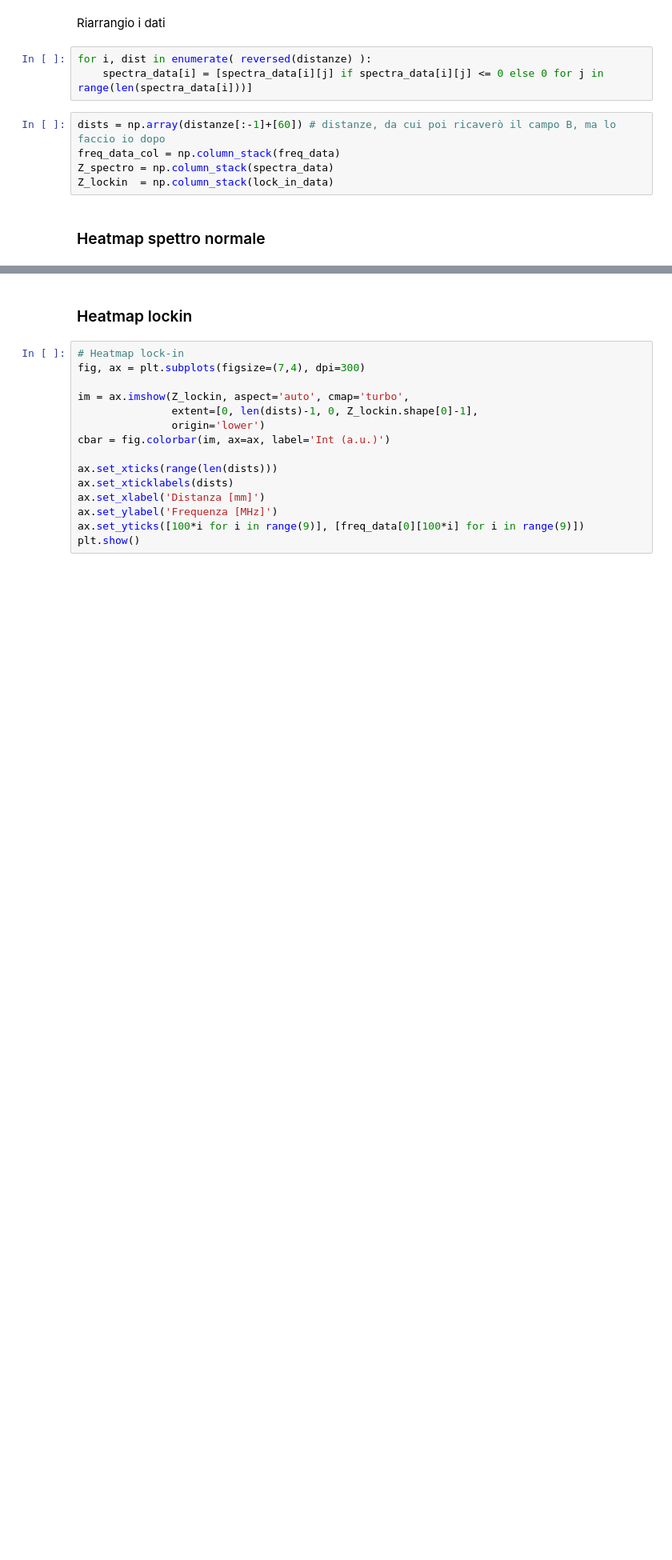
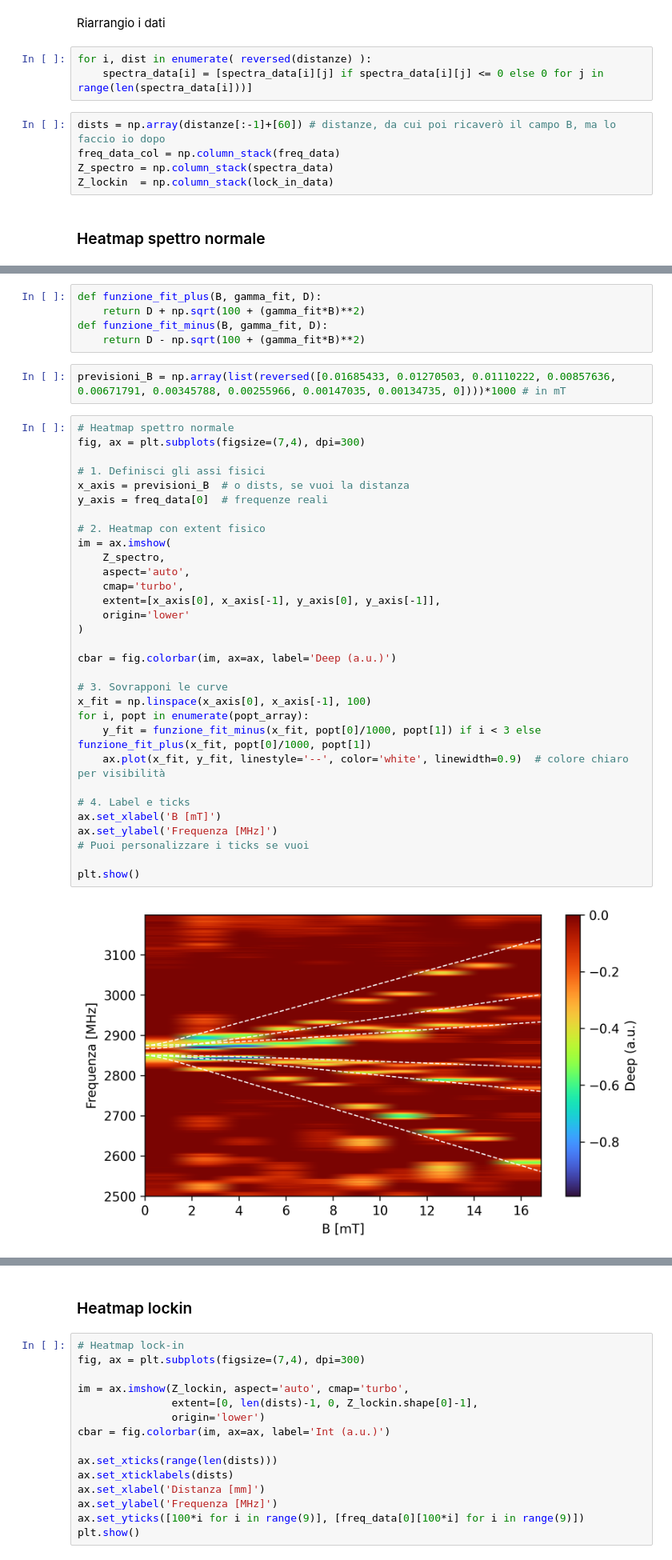
Before and after one commit to zosojack/lab-ss-2, a Jupyter notebook: PARTE 4: ODMR/heatmap.ipynb, the cells around one changed output, grey strips where cells are left out. Shown at 80% size. Saved outputs shown, nothing was run; the diff lists cells and outputs as text; blank space fills up the shorter version.

```diff
--- a/PARTE 4: ODMR/heatmap.ipynb
+++ b/PARTE 4: ODMR/heatmap.ipynb
@@ -172,0 +190,40 @@ plt.show()
+# %%
+def funzione_fit_plus(B, gamma_fit, D):
+    return D + np.sqrt(100 + (gamma_fit*B)**2)
+def funzione_fit_minus(B, gamma_fit, D):
+    return D - np.sqrt(100 + (gamma_fit*B)**2)
+# %%
+previsioni_B = np.array(list(reversed([0.01685433, 0.01270503, 0.01110222, 0.00857636, 0.00671791, 0.00345788, 0.00255966, 0.00147035, 0.00134735, 0])))*1000 # in mT
+# %%
+# Heatmap spettro normale
+fig, ax = plt.subplots(figsize=(7,4), dpi=300)
+
+# 1. Definisci gli assi fisici
+x_axis = previsioni_B  # o dists, se vuoi la distanza
+y_axis = freq_data[0]  # frequenze reali
+
+# 2. Heatmap con extent fisico
+im = ax.imshow(
+    Z_spectro,
+    aspect='auto',
+    cmap='turbo',
+    extent=[x_axis[0], x_axis[-1], y_axis[0], y_axis[-1]],
+    origin='lower'
+)
+
+cbar = fig.colorbar(im, ax=ax, label='Deep (a.u.)')
+
+# 3. Sovrapponi le curve
+x_fit = np.linspace(x_axis[0], x_axis[-1], 100)
+for i, popt in enumerate(popt_array):
+    y_fit = funzione_fit_minus(x_fit, popt[0]/1000, popt[1]) if i < 3 else funzione_fit_plus(x_fit, popt[0]/1000, popt[1])
+    ax.plot(x_fit, y_fit, linestyle='--', color='white', linewidth=0.9)  # colore chiaro per visibilità
+
+# 4. Label e ticks
+ax.set_xlabel('B [mT]')
+ax.set_ylabel('Frequenza [MHz]')
+# Puoi personalizzare i ticks se vuoi
+
+plt.show()
+# %% [output]
+[figure, added]
```
Also changed, not shown: parts of 7 cells of this notebook, 2 other files.
